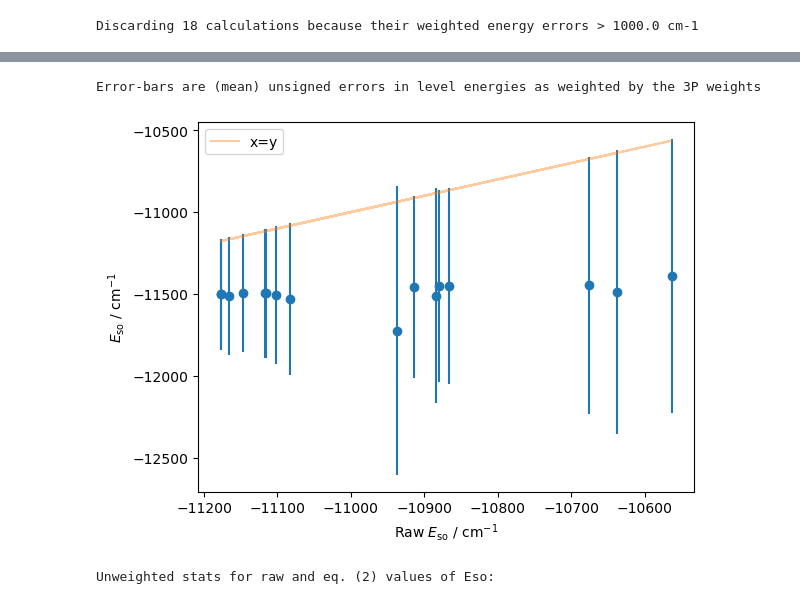
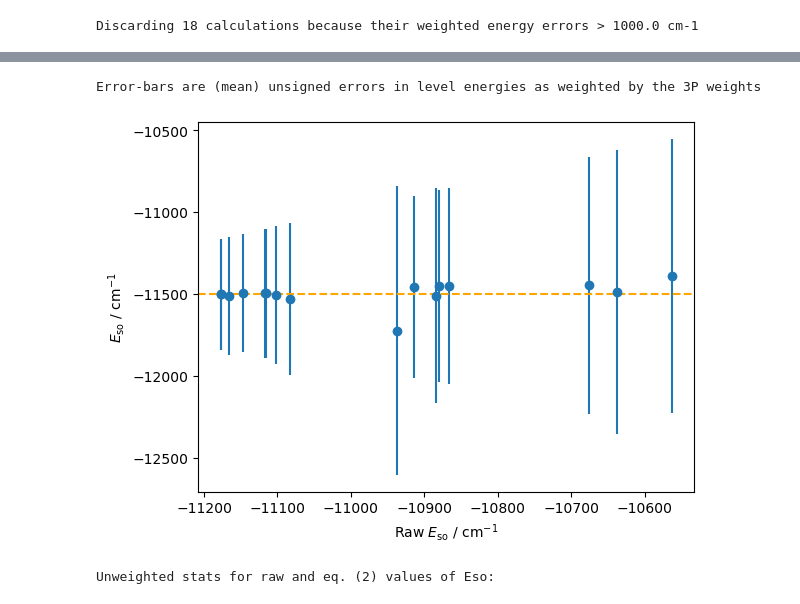
Before and after one commit to kkinist/atomic_SOC, a Jupyter notebook: MSS/Pb_results_analysis.ipynb, the cells around one changed output, grey strips where cells are left out. Cells and saved outputs as stored; diff of their text form; code cells hidden in the pictures.

```diff
--- a/MSS/Pb_results_analysis.ipynb
+++ b/MSS/Pb_results_analysis.ipynb
@@ -203,17 +203,19 @@ dfout.sort_values('wtd err')
 # %%
 # Choose values for uncertainties
 print(f'Error-bars are (mean) {err_choice} errors in level energies as weighted by the 3P weights')
 yunc = dfout['wtd err']
 plt.errorbar(dfout['Raw Eso'], dfout['Eso'], yerr=yunc, fmt='o')
 plt.ylabel(r'$E_\mathrm{so}$ / cm$^{-1}$')
 plt.xlabel(r'Raw $E_\mathrm{so}$ / cm$^{-1}$')
+#ax2 = plt.gca().twiny()
 # show y=x line
-plt.plot(dfout['Raw Eso'], dfout['Raw Eso'], label='x=y', alpha=0.4)
-plt.legend()
+#plt.plot(dfout['Raw Eso'], dfout['Raw Eso'], label='x=y', alpha=0.4)
+#plt.legend()
+plt.axhline(y=-11498, color='orange', linestyle='--')
 plt.show()
 # %% [output]
 Error-bars are (mean) unsigned errors in level energies as weighted by the 3P weights
-[figure, old version]
+[figure, new version]
 # %%
 print('Unweighted stats for raw and eq. (2) values of Eso:')
 xraw = dfout["Raw Eso"].values
```
Also changed, not shown: parts of 10 cells of this notebook, 1 other file.
